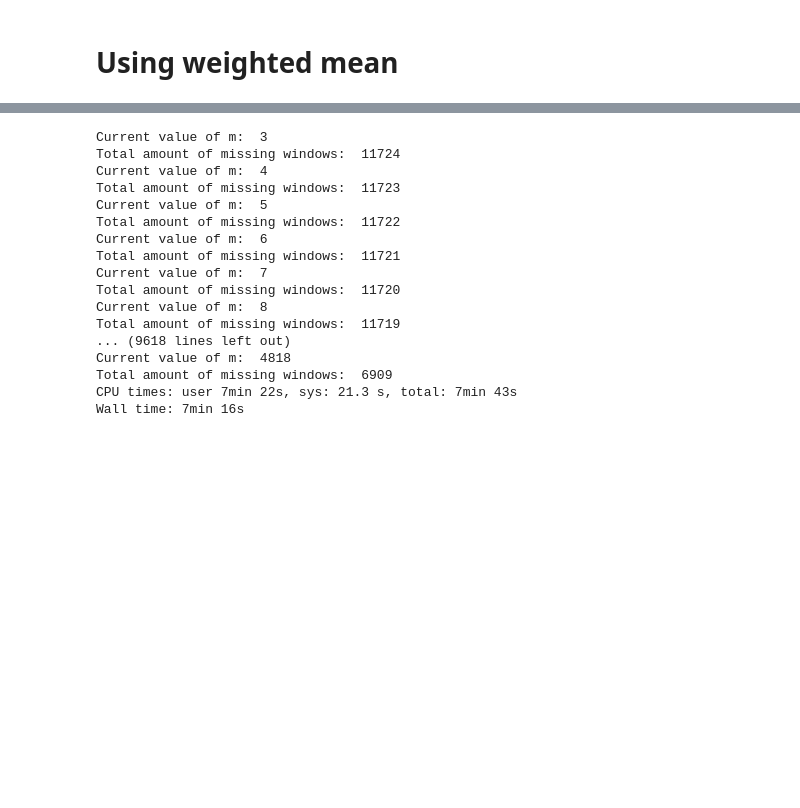
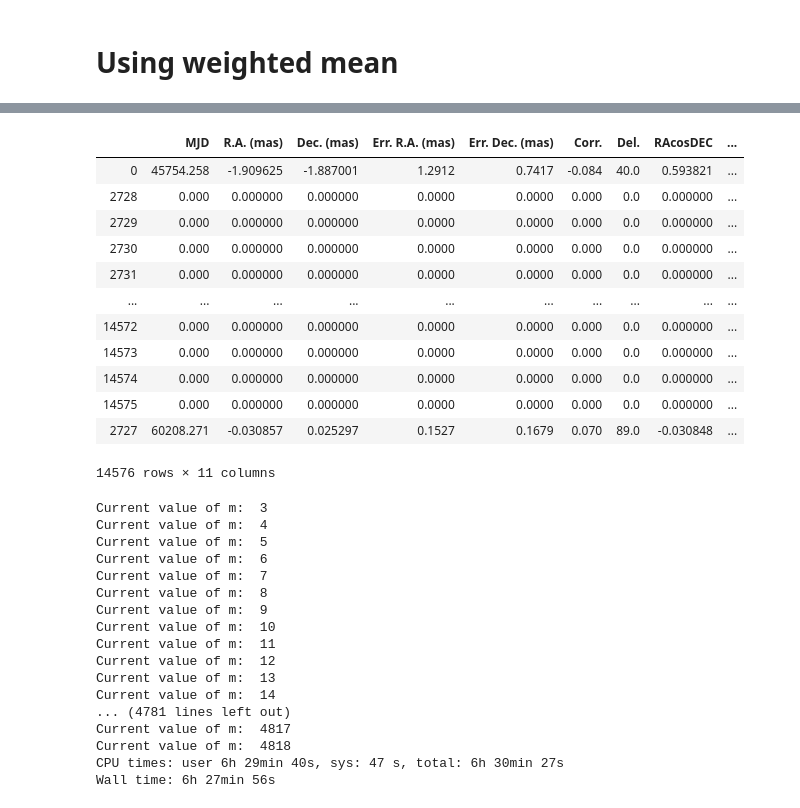
Before and after one commit to verasha/radio-sources, a Jupyter notebook: 1803+784.ipynb, the cells around one changed output, grey strips where cells are left out. Drawn from its saved outputs; the diff is of its cells as text; code cells hidden in the pictures; blank space fills up the shorter version.

```diff
--- a/1803+784.ipynb
+++ b/1803+784.ipynb
@@ -295,0 +305,26 @@ Text(0, 0.5, 'Allan std dev in $\\delta$ [mas?]')
+# %%
+# Create function to create merged dataframe
+def get_ideal(df):
+    # Start and end date
+    start_date = math.trunc(df['MJD'].min())
+    end_date = math.trunc(df['MJD'].max())
+
+    # Array of daily dates
+    real_dates = np.arange(start_date,1+end_date,1)
+
+    # Dataframe from daily dates array
+    dates_df = pd.DataFrame(real_dates, columns=['MJDReal'])
+
+    # Truncate the MJD column in df
+    df['MJDtrunc'] = df['MJD'].apply(math.trunc)
+
+    # Right merge
+    merge_df = df.merge(dates_df, how='right',left_on='MJDtrunc',right_on='MJDReal')
+
+    # Sort merge_df
+    merge_df = merge_df.sort_values(by=['MJDReal'])
+
+    # Fill NaN values
+    merge_df = merge_df.fillna(0)
+
+    return merge_df, real_dates
@@ -296,3 +333,19 @@ Text(0, 0.5, 'Allan std dev in $\\delta$ [mas?]')
+# %%
+ideal_df
+# %% [output]
+|  | MJD | R.A. (mas) | Dec. (mas) | Err. R.A. (mas) | Err. Dec. (mas) | Corr. | Del. | RAcosDEC | ... |
+| 0 | 45754.258 | -1.909625 | -1.887001 | 1.2912 | 0.7417 | -0.084 | 40.0 | 0.593821 | ... |
+| 2728 | 0.000 | 0.000000 | 0.000000 | 0.0000 | 0.0000 | 0.000 | 0.0 | 0.000000 | ... |
+| 2729 | 0.000 | 0.000000 | 0.000000 | 0.0000 | 0.0000 | 0.000 | 0.0 | 0.000000 | ... |
+| 2730 | 0.000 | 0.000000 | 0.000000 | 0.0000 | 0.0000 | 0.000 | 0.0 | 0.000000 | ... |
+| 2731 | 0.000 | 0.000000 | 0.000000 | 0.0000 | 0.0000 | 0.000 | 0.0 | 0.000000 | ... |
+| ... | ... | ... | ... | ... | ... | ... | ... | ... | ... |
+| 14572 | 0.000 | 0.000000 | 0.000000 | 0.0000 | 0.0000 | 0.000 | 0.0 | 0.000000 | ... |
+| 14573 | 0.000 | 0.000000 | 0.000000 | 0.0000 | 0.0000 | 0.000 | 0.0 | 0.000000 | ... |
+| 14574 | 0.000 | 0.000000 | 0.000000 | 0.0000 | 0.0000 | 0.000 | 0.0 | 0.000000 | ... |
+| 14575 | 0.000 | 0.000000 | 0.000000 | 0.0000 | 0.0000 | 0.000 | 0.0 | 0.000000 | ... |
+| 2727 | 60208.271 | -0.030857 | 0.025297 | 0.1527 | 0.1679 | 0.070 | 89.0 | -0.030848 | ... |
+14576 rows × 11 columns
 # %%
 def allanoadev_D_WMA(y,dates,error,rate):
 
@@ -367,25 +422,25 @@ def allanoadev_D_WMA(y,dates,error,rate):
     return tau, allanstd
 # %%
 %%time
-tau_D, allanstd_D = allanoadev_D_WMA(df['Dec. (mas)'].values,df['MJD'].values,df['Err. Dec. (mas)'].values,1)
+tau_D, allanstd_D = allanoadev_D_WMA(ideal_df['Dec. (mas)'].values,ideal_df['MJDReal'].values,ideal_df['Err. Dec. (mas)'].values,1)
 # %% [output]
 Current value of m:  3
-Total amount of missing windows:  11724
 Current value of m:  4
-Total amount of missing windows:  11723
 Current value of m:  5
-Total amount of missing windows:  11722
 Current value of m:  6
-Total amount of missing windows:  11721
 Current value of m:  7
-Total amount of missing windows:  11720
 Current value of m:  8
-Total amount of missing windows:  11719
-... (9618 lines left out)
+Current value of m:  9
+Current value of m:  10
+Current value of m:  11
+Current value of m:  12
+Current value of m:  13
+Current value of m:  14
+... (4781 lines left out)
+Current value of m:  4817
 Current value of m:  4818
-Total amount of missing windows:  6909
-CPU times: user 7min 22s, sys: 21.3 s, total: 7min 43s
-Wall time: 7min 16s
+CPU times: user 6h 29min 40s, sys: 47 s, total: 6h 30min 27s
+Wall time: 6h 27min 56s
 # %%
 tau_year_D = [x/365.242198781 for x in tau_D]
 # %%
```
Also changed, not shown: parts of 18 cells of this notebook, 2 other files.
